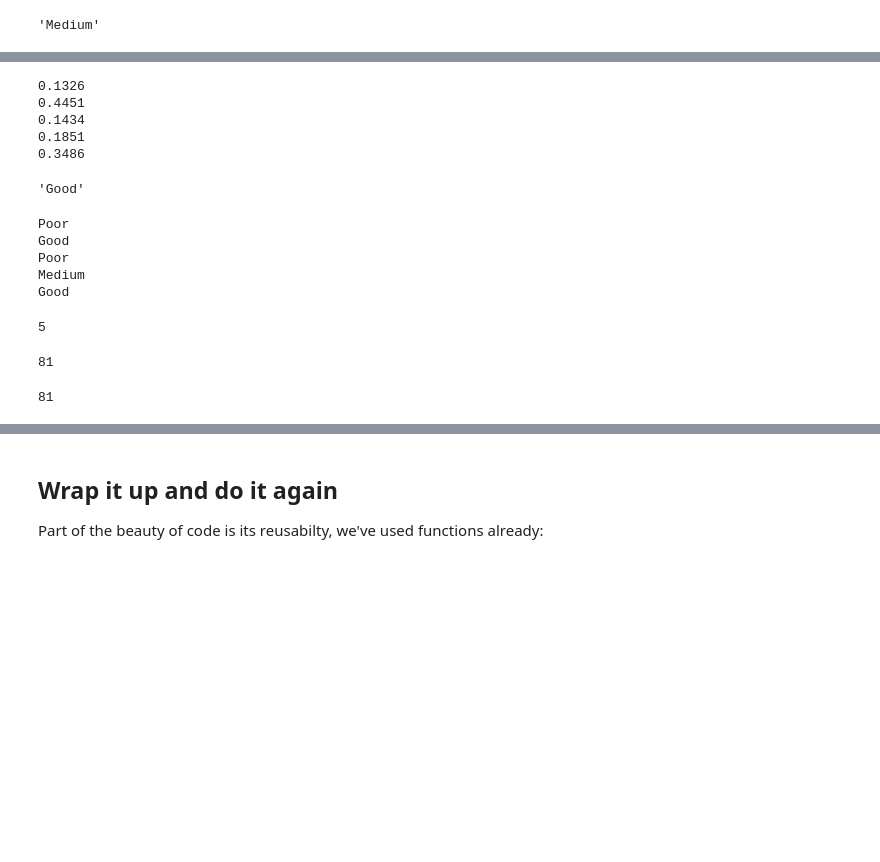
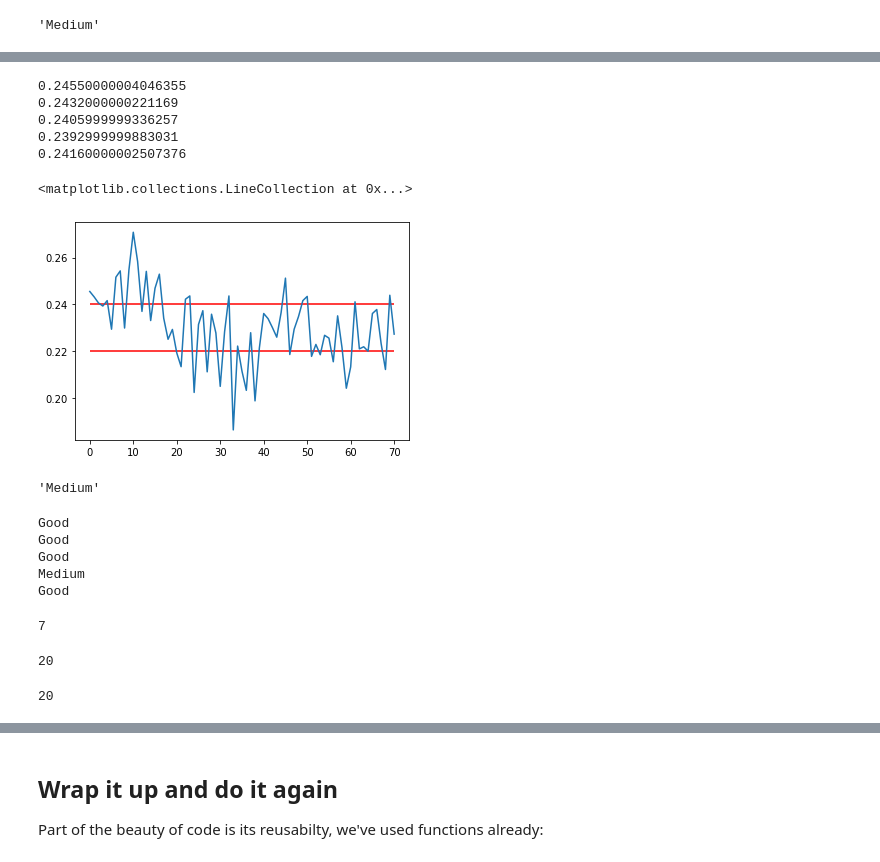
Before and after one commit to Zabamund/T22_getting_started, a Jupyter notebook: Intro_to_Python.ipynb, the cells around one changed output, grey strips where cells are left out. Cells and saved outputs as stored; diff of their text form; code cells hidden in the pictures; blank space fills up the shorter version.

```diff
--- a/Intro_to_Python.ipynb
+++ b/Intro_to_Python.ipynb
@@ -644,64 +459,74 @@ len(porosities)
 # %%
-for porosity in porosities[:5]: # !! we only use the first 5 porosities to test our code (using a slice)
+for porosity in nphi[:5]: # !! we only use the first 5 porosities to test our code (using a slice)
     print(porosity)
 # %% [output]
-0.1326
-0.4451
-0.1434
-0.1851
-0.3486
+0.24550000004046355
+0.2432000000221169
+0.2405999999336257
+0.2392999999883031
+0.24160000002507376
+# %%
+import matplotlib.pyplot as plt
+plt.plot(nphi)
+plt.hlines(0.24, 0, 70, color='r')
+plt.hlines(0.22, 0, 70, color='r')
+# %% [output]
+<matplotlib.collections.LineCollection at 0x...>
+[figure, added]
 # %%
-if porosity >= 0.3:
+porosity = 0.23
+
+if porosity >= 0.24:
     reservoir = 'Good'
-elif 0.15 < porosity < 0.3:
+elif 0.22 < porosity < 0.24:
     reservoir = 'Medium'
 else:
     reservoir = 'Poor'
 
 reservoir
 # %% [output]
-'Good'
+'Medium'
 # %%
-for porosity in porosities[:5]:
-    if porosity >= 0.3:
+for porosity in nphi[:5]:
+    if porosity >= 0.24:
         reservoir = 'Good'
-    elif 0.15 < porosity < 0.3:
+    elif 0.22 < porosity < 0.24:
         reservoir = 'Medium'
     else:
         reservoir = 'Poor'
     print(reservoir)
 # %% [output]
-Poor
 Good
-Poor
+Good
+Good
 Medium
 Good
 # %%
 good_reservoir_count = 0
 
-for porosity in porosities[:10]:
-    if porosity >= 0.3:
+for porosity in nphi[:10]:
+    if porosity >= 0.24:
         good_reservoir_count += 1
 
 good_reservoir_count
 # %% [output]
-5
+7
 # %%
 good_reservoir_count = 0
 
-for porosity in porosities:
-    if porosity >= 0.3:
+for porosity in nphi:
+    if porosity >= 0.24:
         good_reservoir_count += 1
 
 good_reservoir_count
 # %% [output]
-81
+20
 # %%
 # IGNORE this if it's too much of a stretch!
-good_resevoir_lc = sum([1 for porosity in porosities if porosity > 0.3])
+good_resevoir_lc = sum([1 for poro in nphi if poro > 0.24])
 good_resevoir_lc
 # %% [output]
-81
+20
 # %% [markdown]
 ## An image speaks a thousand words
 
```
Also changed, not shown: parts of 27 cells of this notebook, 1 other file.
